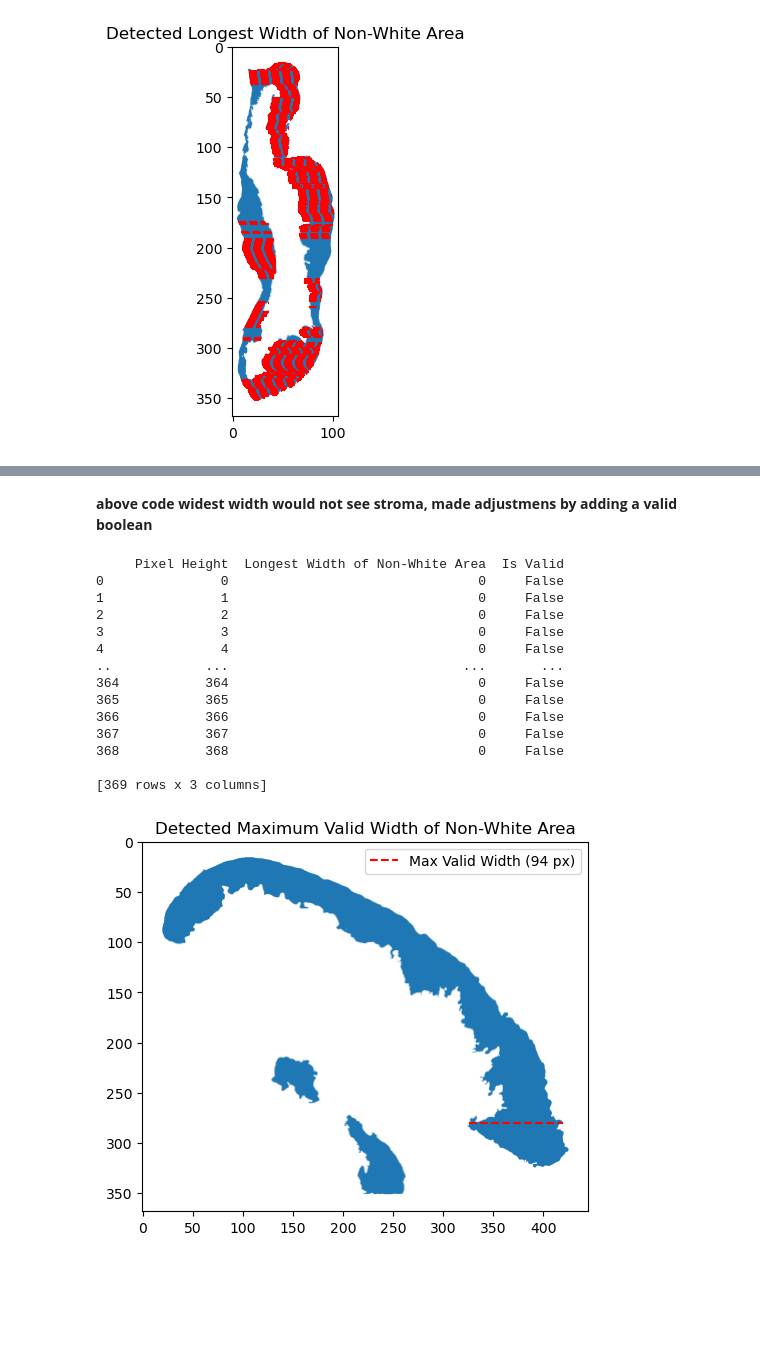
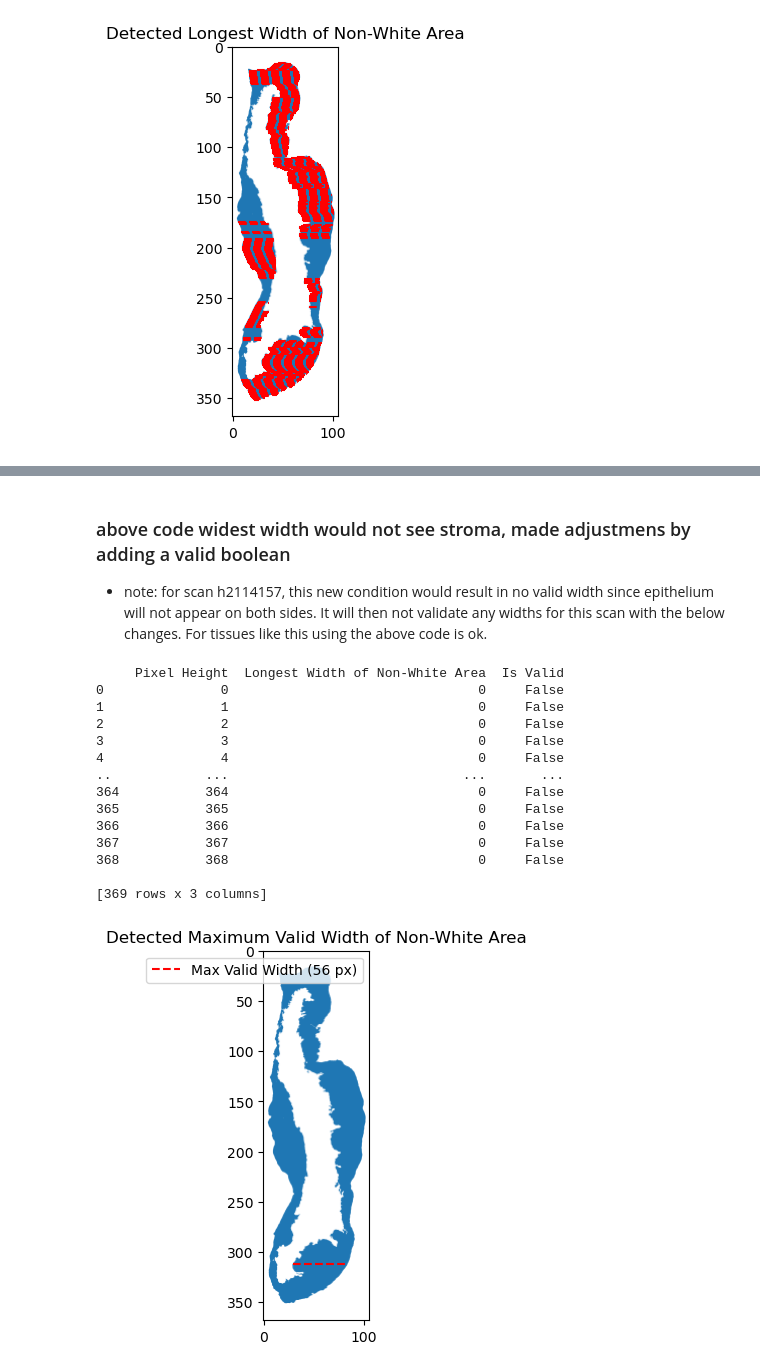
Before and after one commit to kellymengg/eye_cancer, a Jupyter notebook: Alyssa/Presentation 5/Presentation 5 - Alyssa.ipynb, the cells around one changed output, grey strips where cells are left out. Cells and saved outputs as stored; diff of their text form; code cells hidden in the pictures; blank space fills up the shorter version.

```diff
--- a/Alyssa/Presentation 5/Presentation 5 - Alyssa.ipynb
+++ b/Alyssa/Presentation 5/Presentation 5 - Alyssa.ipynb
@@ -165,5 +184,6 @@ plt.show()
 # %% [markdown]
-**above code widest width would not see stroma, made adjustmens by adding a valid boolean**
+### above code widest width would not see stroma, made adjustmens by adding a valid boolean
+- note: for scan h2114157, this new condition would result in no valid width since epithelium will not appear on both sides. It will then not validate any widths for this scan with the below changes. For tissues like this using the above code is ok.
 # %%
 from PIL import Image
 import numpy as np
@@ -171,7 +191,7 @@ import pandas as pd
 import matplotlib.pyplot as plt
 
 # Load the new uploaded image
-image_path = 'D:\\390scans\\h2114168.png'
+image_path = 'D:\\390scans\\h2114153.png'
 image = Image.open(image_path)
 
 # Convert the image to a numpy array for analysis
@@ -211,6 +231,7 @@ for row_idx, row in enumerate(non_white_mask):
     # Only proceed with the validity check if start_pos and max_width_in_row are defined
     if start_pos is not None and max_width_in_row > 0:
         # Ensure that there are at least 10 consecutive white pixels before and after the blue segment
+        # this is to ensure small noisey elements on the side of epithelium do not affect width calculation
         has_white_buffer = (
             start_pos >= 10 and  # Ensure there's enough room on the left for 10 pixels
             all(not row[start_pos - i - 1] for i in range(10)) and  # 10 white pixels before
@@ -262,31 +283,31 @@ if not valid_rows.empty:
                 break
         else:
             current_width = 0
 
     # Plot the original image
     plt.imshow(image_np)
 
     # Draw a dashed line only over the longest valid sequence of non-white pixels in the row with max width
     plt.plot([start, end], [max_row, max_row], color='red', linestyle='--', label=f'Max Valid Width ({max_valid_width} px)')
     plt.legend()
 else:
     print("No valid widths found.")
 
 plt.title("Detected Maximum Valid Width of Non-White Area")
 plt.show()
 # %% [output]
      Pixel Height  Longest Width of Non-White Area  Is Valid
 0               0                                0     False
 1               1                                0     False
 2               2                                0     False
 3               3                                0     False
 4               4                                0     False
 ..            ...                              ...       ...
 364           364                                0     False
 365           365                                0     False
 366           366                                0     False
 367           367                                0     False
 368           368                                0     False
 
 [369 rows x 3 columns]
-[figure, old version]
+[figure, new version]
```
Also changed, not shown: parts of 17 cells of this notebook.
